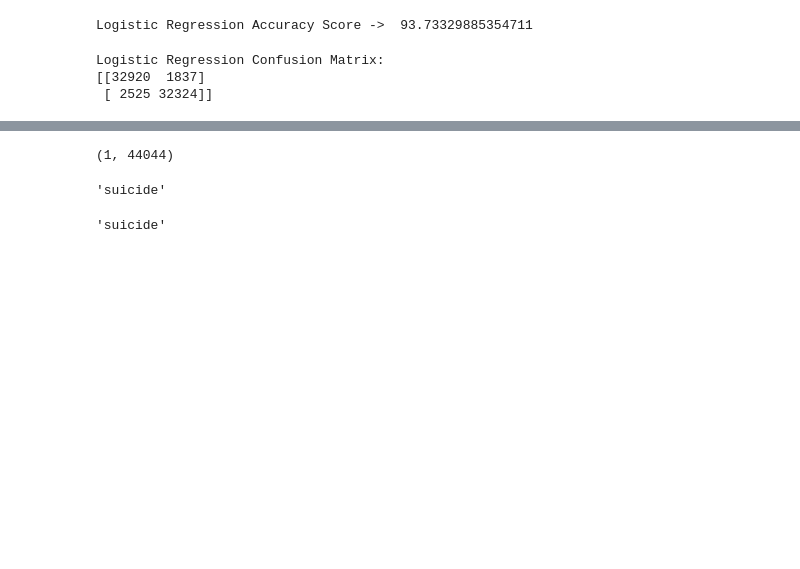
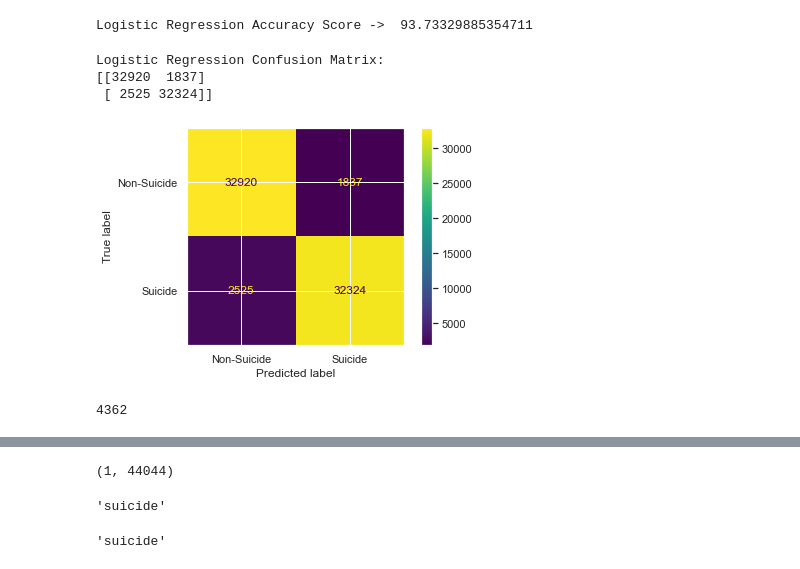
Before and after one commit to graceangrh/Text-mining-Suicide-Ideation, a Jupyter notebook: POS Tagging v2.ipynb, the cells around one changed output, grey strips where cells are left out. Drawn from its saved outputs; the diff is of its cells as text; code cells hidden in the pictures; blank space fills up the shorter version.

```diff
--- a/POS Tagging v2.ipynb
+++ b/POS Tagging v2.ipynb
@@ -126,3 +187,21 @@ print(metrics.confusion_matrix(test_y, y_pred_logreg))
 Logistic Regression Confusion Matrix:
 [[32920  1837]
  [ 2525 32324]]
+# %%
+logreg_confusion_matrix = metrics.confusion_matrix(test_y, y_pred_logreg)
+
+logreg_cm_display = metrics.ConfusionMatrixDisplay(confusion_matrix = logreg_confusion_matrix, display_labels = ["Non-Suicide", "Suicide"])
+
+logreg_cm_display.plot()
+plt.show()
+# %% [output]
+[figure, added]
+# %%
+# convert test_y and y_pred_logreg to numpy arrays
+y_pred_logreg = np.array(y_pred_logreg)
+
+# find misclassified samples
+logreg_misclassified_indices = [i for i in range(len(test_y)) if test_y[i] != y_pred_logreg[i]]
+print(len(logreg_misclassified_indices))
+# %% [output]
+4362
```
Also changed, not shown: parts of 20 cells of this notebook.
